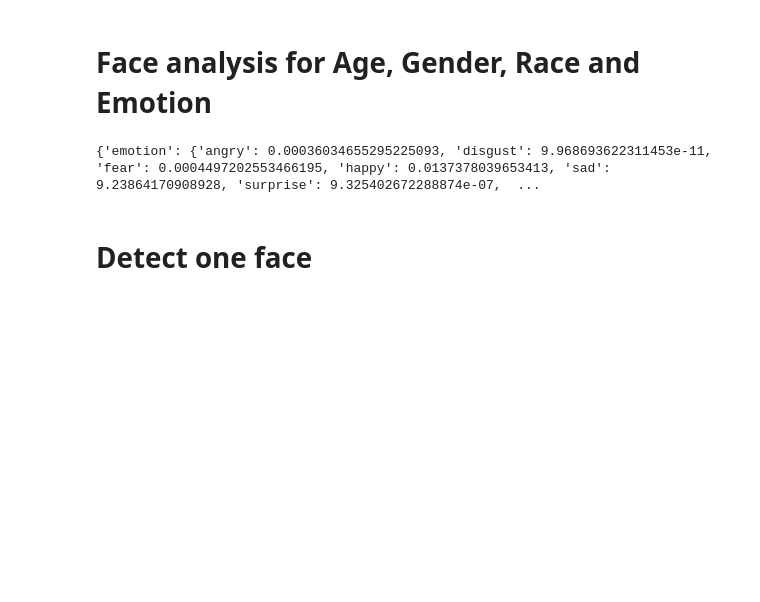
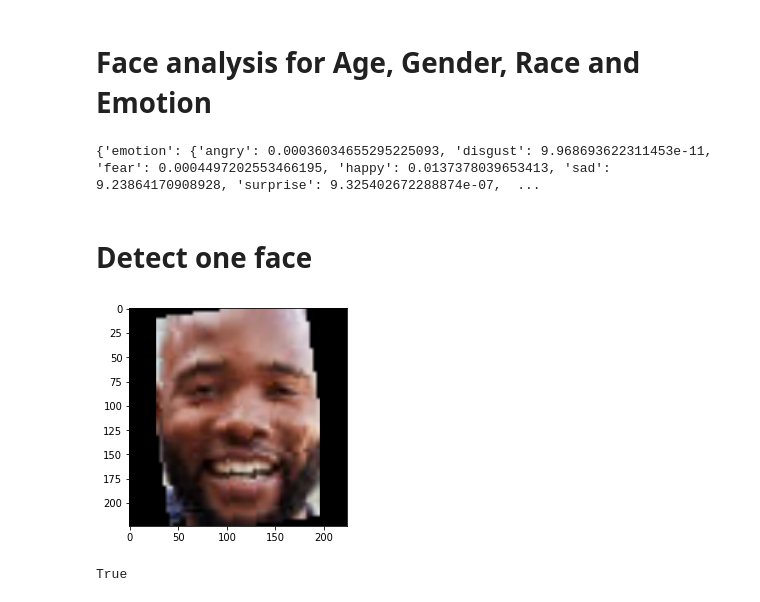
Before and after one commit to abd-almofleh/Style-based-Video-Editor, a Jupyter notebook: src/face recognition/Face Recognition.ipynb, the cells around one changed output. Saved outputs shown, nothing was run; the diff lists cells and outputs as text; code cells hidden in the pictures; blank space fills up the shorter version.

Commit message:
Change the settings of the face recognition

```diff
--- a/src/face recognition/Face Recognition.ipynb
+++ b/src/face recognition/Face Recognition.ipynb
@@ -47,8 +50,15 @@ print(obj)
 # Detect one face
 # %%
 import cv2
+import numpy as np
 
-backends = ['opencv', 'ssd', 'dlib', 'mtcnn', 'retinaface']
-face = DeepFace.detectFace(img_path = "./images/me.jpg",  detector_backend = backends[3])
+face = DeepFace.detectFace(img_path = "../../images/gg.jpg",  detector_backend = backends[3])
 face = face * 255
-cv2.imwrite("./result/face.jpg",cv2.cvtColor(face, cv2.COLOR_RGB2BGR))
+face = np.array(face,np.uint8)
+plt.imshow(face)
+plt.show()
+RGB = cv2.cvtColor(face, cv2.COLOR_RGB2BGR)
+cv2.imwrite("./result/face.jpg",RGB)
+# %% [output]
+[figure, added]
+True
```
Also changed, not shown: parts of 4 cells of this notebook, 6 other files.
